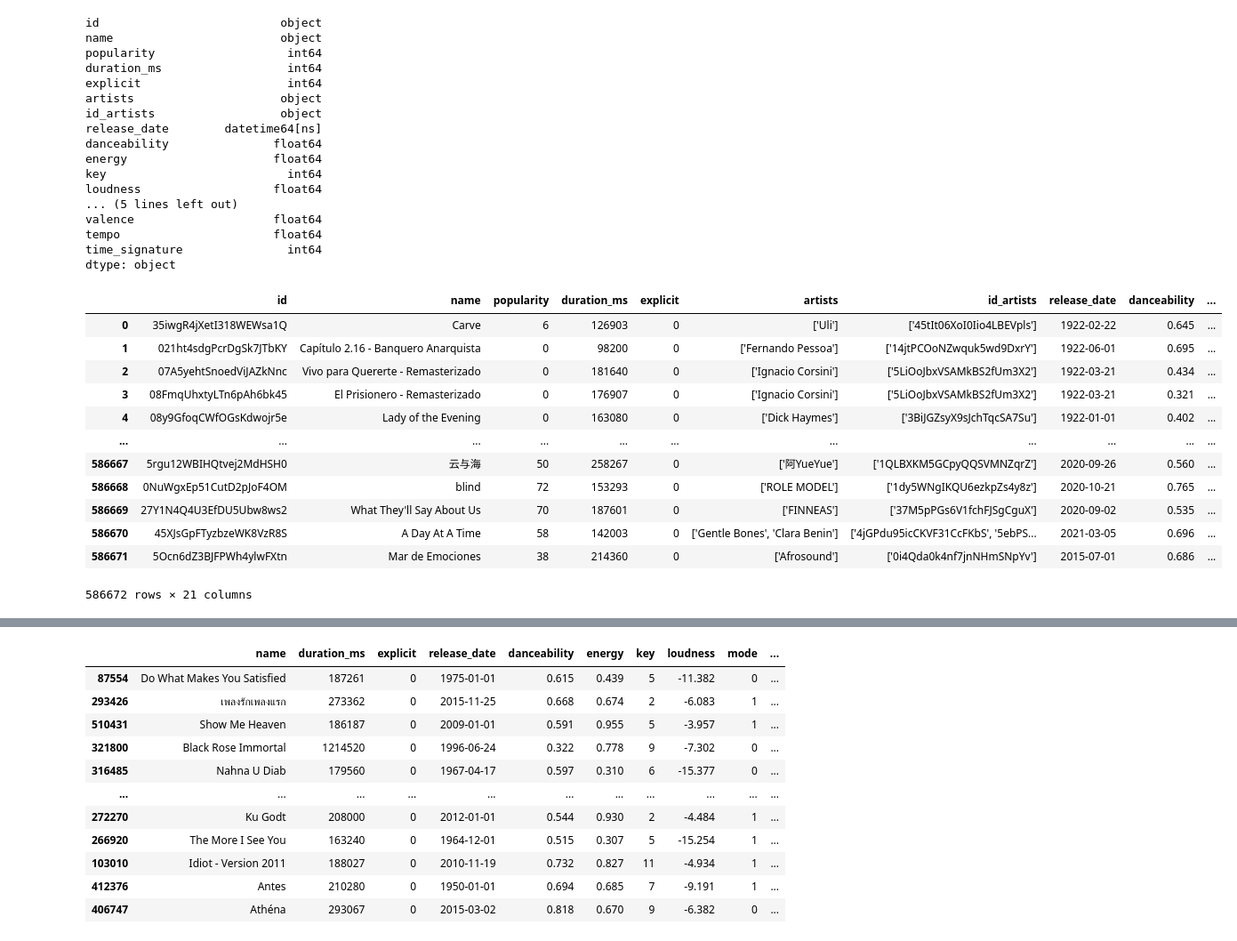
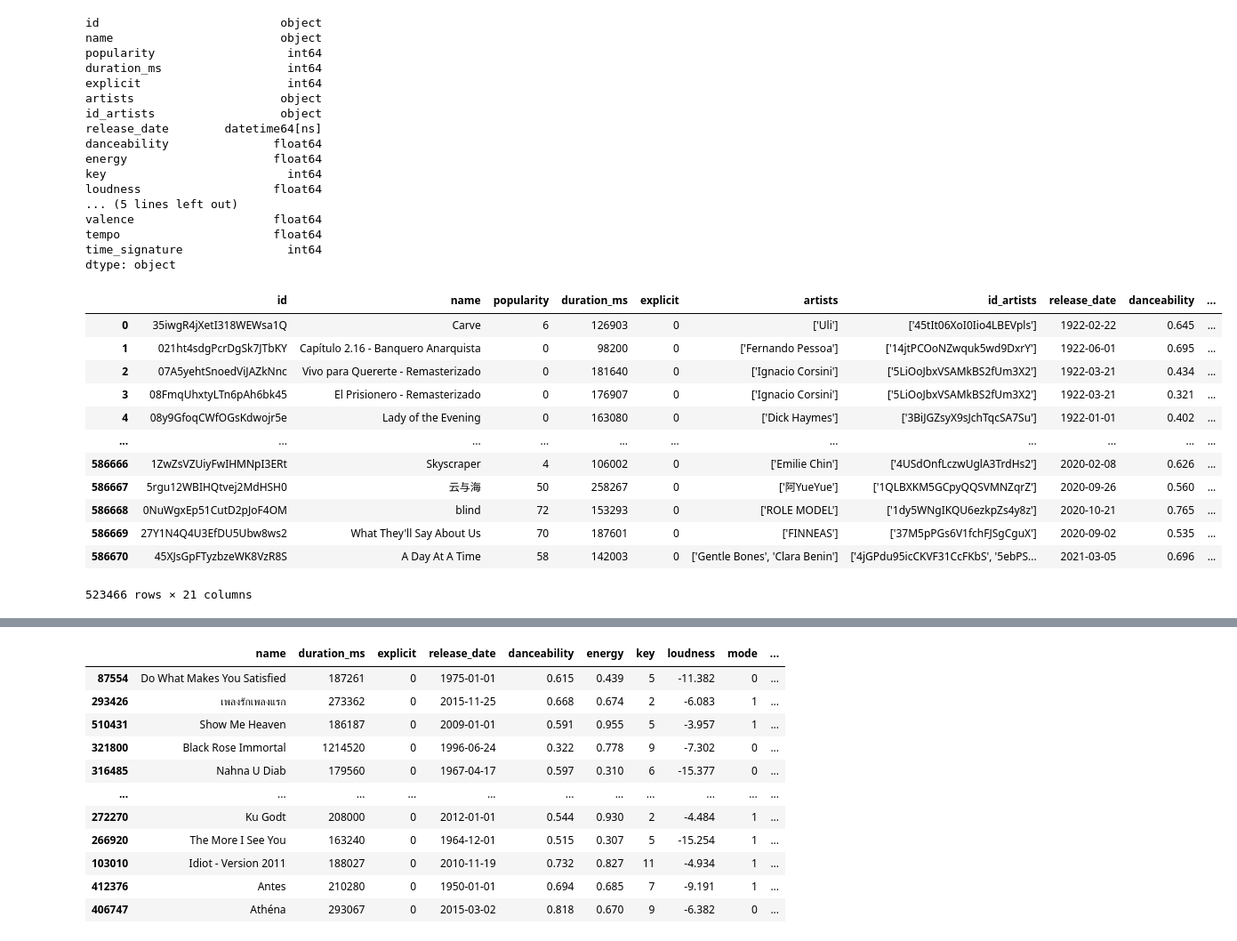
Before and after one commit to xRiku/gp-ufes, a Jupyter notebook: billboard_x_spotify.ipynb, the cells around one changed output, grey strips where cells are left out. Shown at 89% size. Saved outputs shown, nothing was run; the diff lists cells and outputs as text; code cells hidden in the pictures.

```diff
--- a/billboard_x_spotify.ipynb
+++ b/billboard_x_spotify.ipynb
@@ -95,20 +73,20 @@ dtype: object
 # Tratando a string como lista
 from ast import literal_eval
 df['artist'] = df['artists'].apply(lambda x: literal_eval(x)[0])
-# %%
-
-df
-# %% [output]
-|  | id | name | popularity | duration_ms | explicit | artists | id_artists | release_date | danceability | ... |
-| 0 | 35iwgR4jXetI318WEWsa1Q | Carve | 6 | 126903 | 0 | ['Uli'] | ['45tIt06XoI0Iio4LBEVpls'] | 1922-02-22 | 0.645 | ... |
-| 1 | 021ht4sdgPcrDgSk7JTbKY | Capítulo 2.16 - Banquero Anarquista | 0 | 98200 | 0 | ['Fernando Pessoa'] | ['14jtPCOoNZwquk5wd9DxrY'] | 1922-06-01 | 0.695 | ... |
-| 2 | 07A5yehtSnoedViJAZkNnc | Vivo para Quererte - Remasterizado | 0 | 181640 | 0 | ['Ignacio Corsini'] | ['5LiOoJbxVSAMkBS2fUm3X2'] | 1922-03-21 | 0.434 | ... |
-| 3 | 08FmqUhxtyLTn6pAh6bk45 | El Prisionero - Remasterizado | 0 | 176907 | 0 | ['Ignacio Corsini'] | ['5LiOoJbxVSAMkBS2fUm3X2'] | 1922-03-21 | 0.321 | ... |
-| 4 | 08y9GfoqCWfOGsKdwojr5e | Lady of the Evening | 0 | 163080 | 0 | ['Dick Haymes'] | ['3BiJGZsyX9sJchTqcSA7Su'] | 1922-01-01 | 0.402 | ... |
-| ... | ... | ... | ... | ... | ... | ... | ... | ... | ... | ... |
-| 586667 | 5rgu12WBIHQtvej2MdHSH0 | 云与海 | 50 | 258267 | 0 | ['阿YueYue'] | ['1QLBXKM5GCpyQQSVMNZqrZ'] | 2020-09-26 | 0.560 | ... |
-| 586668 | 0NuWgxEp51CutD2pJoF4OM | blind | 72 | 153293 | 0 | ['ROLE MODEL'] | ['1dy5WNgIKQU6ezkpZs4y8z'] | 2020-10-21 | 0.765 | ... |
-| 586669 | 27Y1N4Q4U3EfDU5Ubw8ws2 | What They'll Say About Us | 70 | 187601 | 0 | ['FINNEAS'] | ['37M5pPGs6V1fchFJSgCguX'] | 2020-09-02 | 0.535 | ... |
-| 586670 | 45XJsGpFTyzbzeWK8VzR8S | A Day At A Time | 58 | 142003 | 0 | ['Gentle Bones', 'Clara Benin'] | ['4jGPdu95icCKVF31CcFKbS', '5ebPS... | 2021-03-05 | 0.696 | ... |
-| 586671 | 5Ocn6dZ3BJFPWh4ylwFXtn | Mar de Emociones | 38 | 214360 | 0 | ['Afrosound'] | ['0i4Qda0k4nf7jnNHmSNpYv'] | 2015-07-01 | 0.686 | ... |
-586672 rows × 21 columns
+# %%
+new_df = df.drop_duplicates(subset=['name', 'artist'])
+new_df
+# %% [output]
+|  | id | name | popularity | duration_ms | explicit | artists | id_artists | release_date | danceability | ... |
+| 0 | 35iwgR4jXetI318WEWsa1Q | Carve | 6 | 126903 | 0 | ['Uli'] | ['45tIt06XoI0Iio4LBEVpls'] | 1922-02-22 | 0.645 | ... |
+| 1 | 021ht4sdgPcrDgSk7JTbKY | Capítulo 2.16 - Banquero Anarquista | 0 | 98200 | 0 | ['Fernando Pessoa'] | ['14jtPCOoNZwquk5wd9DxrY'] | 1922-06-01 | 0.695 | ... |
+| 2 | 07A5yehtSnoedViJAZkNnc | Vivo para Quererte - Remasterizado | 0 | 181640 | 0 | ['Ignacio Corsini'] | ['5LiOoJbxVSAMkBS2fUm3X2'] | 1922-03-21 | 0.434 | ... |
+| 3 | 08FmqUhxtyLTn6pAh6bk45 | El Prisionero - Remasterizado | 0 | 176907 | 0 | ['Ignacio Corsini'] | ['5LiOoJbxVSAMkBS2fUm3X2'] | 1922-03-21 | 0.321 | ... |
+| 4 | 08y9GfoqCWfOGsKdwojr5e | Lady of the Evening | 0 | 163080 | 0 | ['Dick Haymes'] | ['3BiJGZsyX9sJchTqcSA7Su'] | 1922-01-01 | 0.402 | ... |
+| ... | ... | ... | ... | ... | ... | ... | ... | ... | ... | ... |
+| 586666 | 1ZwZsVZUiyFwIHMNpI3ERt | Skyscraper | 4 | 106002 | 0 | ['Emilie Chin'] | ['4USdOnfLczwUglA3TrdHs2'] | 2020-02-08 | 0.626 | ... |
+| 586667 | 5rgu12WBIHQtvej2MdHSH0 | 云与海 | 50 | 258267 | 0 | ['阿YueYue'] | ['1QLBXKM5GCpyQQSVMNZqrZ'] | 2020-09-26 | 0.560 | ... |
+| 586668 | 0NuWgxEp51CutD2pJoF4OM | blind | 72 | 153293 | 0 | ['ROLE MODEL'] | ['1dy5WNgIKQU6ezkpZs4y8z'] | 2020-10-21 | 0.765 | ... |
+| 586669 | 27Y1N4Q4U3EfDU5Ubw8ws2 | What They'll Say About Us | 70 | 187601 | 0 | ['FINNEAS'] | ['37M5pPGs6V1fchFJSgCguX'] | 2020-09-02 | 0.535 | ... |
+| 586670 | 45XJsGpFTyzbzeWK8VzR8S | A Day At A Time | 58 | 142003 | 0 | ['Gentle Bones', 'Clara Benin'] | ['4jGPdu95icCKVF31CcFKbS', '5ebPS... | 2021-03-05 | 0.696 | ... |
+523466 rows × 21 columns
```
Also changed, not shown: parts of 17 cells of this notebook, 1 other file.
